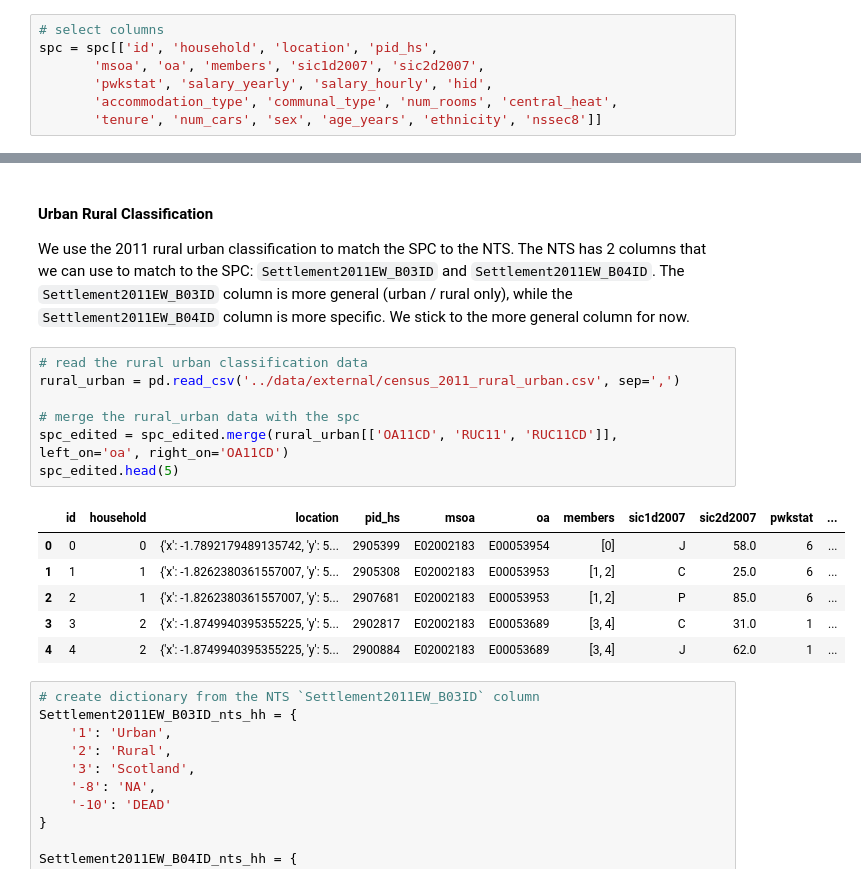
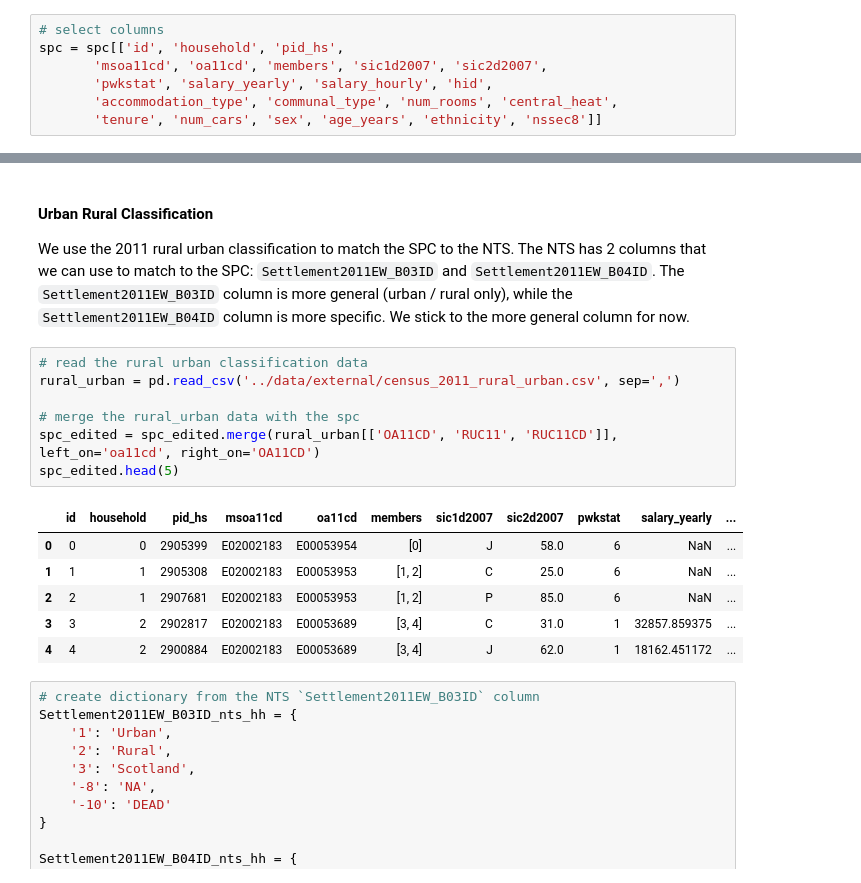
Before and after one commit to Urban-Analytics-Technology-Platform/acbm, a Jupyter notebook: notebooks/2_match_households_and_individuals.ipynb, the cells around one changed output, grey strips where cells are left out. Cells and saved outputs as stored; diff of their text form.

```diff
--- a/notebooks/2_match_households_and_individuals.ipynb
+++ b/notebooks/2_match_households_and_individuals.ipynb
@@ -48,7 +55,7 @@ spc.head()
 # %%
 # select columns
-spc = spc[['id', 'household', 'location', 'pid_hs',
-       'msoa', 'oa', 'members', 'sic1d2007', 'sic2d2007',
+spc = spc[['id', 'household', 'pid_hs',
+       'msoa11cd', 'oa11cd', 'members', 'sic1d2007', 'sic2d2007',
        'pwkstat', 'salary_yearly', 'salary_hourly', 'hid',
        'accommodation_type', 'communal_type', 'num_rooms', 'central_heat',
        'tenure', 'num_cars', 'sex', 'age_years', 'ethnicity', 'nssec8']]
@@ -590,17 +597,17 @@ We use the 2011 rural urban classification to match the SPC to the NTS. The NTS
 # %%
 # read the rural urban classification data
 rural_urban = pd.read_csv('../data/external/census_2011_rural_urban.csv', sep=',')
 
 # merge the rural_urban data with the spc
-spc_edited = spc_edited.merge(rural_urban[['OA11CD', 'RUC11', 'RUC11CD']], left_on='oa', right_on='OA11CD')
+spc_edited = spc_edited.merge(rural_urban[['OA11CD', 'RUC11', 'RUC11CD']], left_on='oa11cd', right_on='OA11CD')
 spc_edited.head(5)
 # %% [output]
-|  | id | household | location | pid_hs | msoa | oa | members | sic1d2007 | sic2d2007 | pwkstat | ... |
-| 0 | 0 | 0 | {'x': -1.7892179489135742, 'y': 5... | 2905399 | E02002183 | E00053954 | [0] | J | 58.0 | 6 | ... |
-| 1 | 1 | 1 | {'x': -1.8262380361557007, 'y': 5... | 2905308 | E02002183 | E00053953 | [1, 2] | C | 25.0 | 6 | ... |
-| 2 | 2 | 1 | {'x': -1.8262380361557007, 'y': 5... | 2907681 | E02002183 | E00053953 | [1, 2] | P | 85.0 | 6 | ... |
-| 3 | 3 | 2 | {'x': -1.8749940395355225, 'y': 5... | 2902817 | E02002183 | E00053689 | [3, 4] | C | 31.0 | 1 | ... |
-| 4 | 4 | 2 | {'x': -1.8749940395355225, 'y': 5... | 2900884 | E02002183 | E00053689 | [3, 4] | J | 62.0 | 1 | ... |
+|  | id | household | pid_hs | msoa11cd | oa11cd | members | sic1d2007 | sic2d2007 | pwkstat | salary_yearly | ... |
+| 0 | 0 | 0 | 2905399 | E02002183 | E00053954 | [0] | J | 58.0 | 6 | NaN | ... |
+| 1 | 1 | 1 | 2905308 | E02002183 | E00053953 | [1, 2] | C | 25.0 | 6 | NaN | ... |
+| 2 | 2 | 1 | 2907681 | E02002183 | E00053953 | [1, 2] | P | 85.0 | 6 | NaN | ... |
+| 3 | 3 | 2 | 2902817 | E02002183 | E00053689 | [3, 4] | C | 31.0 | 1 | 32857.859375 | ... |
+| 4 | 4 | 2 | 2900884 | E02002183 | E00053689 | [3, 4] | J | 62.0 | 1 | 18162.451172 | ... |
 # %%
 # create dictionary from the NTS `Settlement2011EW_B03ID` column
 Settlement2011EW_B03ID_nts_hh = {
```
Also changed, not shown: parts of 14 cells of this notebook, 1 other file.
